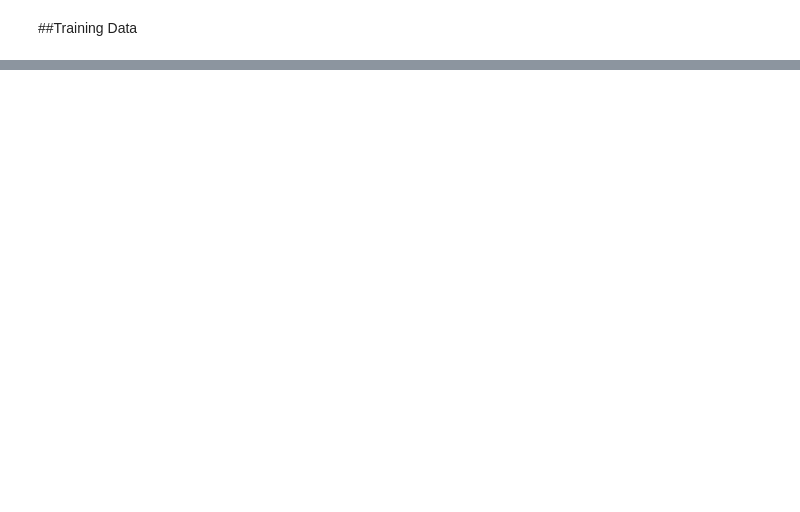
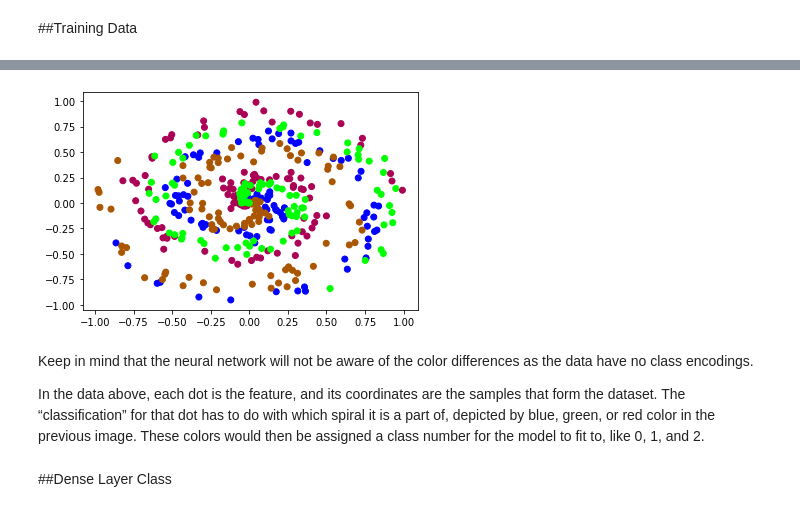
Before and after one commit to rahiakela/machine-learning-algorithms, a Jupyter notebook: neural-networks-from-scratch/03-adding-layers/dense_layer_from_scratch.ipynb, the cells around one changed output, grey strips where cells are left out. Drawn from its saved outputs; the diff is of its cells as text; code cells hidden in the pictures; blank space fills up the shorter version.

```diff
--- a/neural-networks-from-scratch/03-adding-layers/dense_layer_from_scratch.ipynb
+++ b/neural-networks-from-scratch/03-adding-layers/dense_layer_from_scratch.ipynb
@@ -124,0 +184,14 @@ At this point, our neural network could be visually represented as:
+# %%
+X, y = spiral_data(samples=100, classes=4)
+
+plt.scatter(X[:, 0], X[:, 1], c=y, cmap="brg")
+plt.show()
+# %% [output]
+[figure, added]
+# %% [markdown]
+Keep in mind that the neural network will not be aware of the color differences as the data have no class encodings.
+
+In the data above, each dot is the feature, and its coordinates are the samples that form the dataset. The “classification” for that dot has to do with which spiral it is a part of, depicted by blue, green, or red color in the
+previous image. These colors would then be assigned a class number for the model to fit to, like 0, 1, and 2.
+# %% [markdown]
+##Dense Layer Class
```
Also changed, not shown: parts of 11 cells of this notebook.
